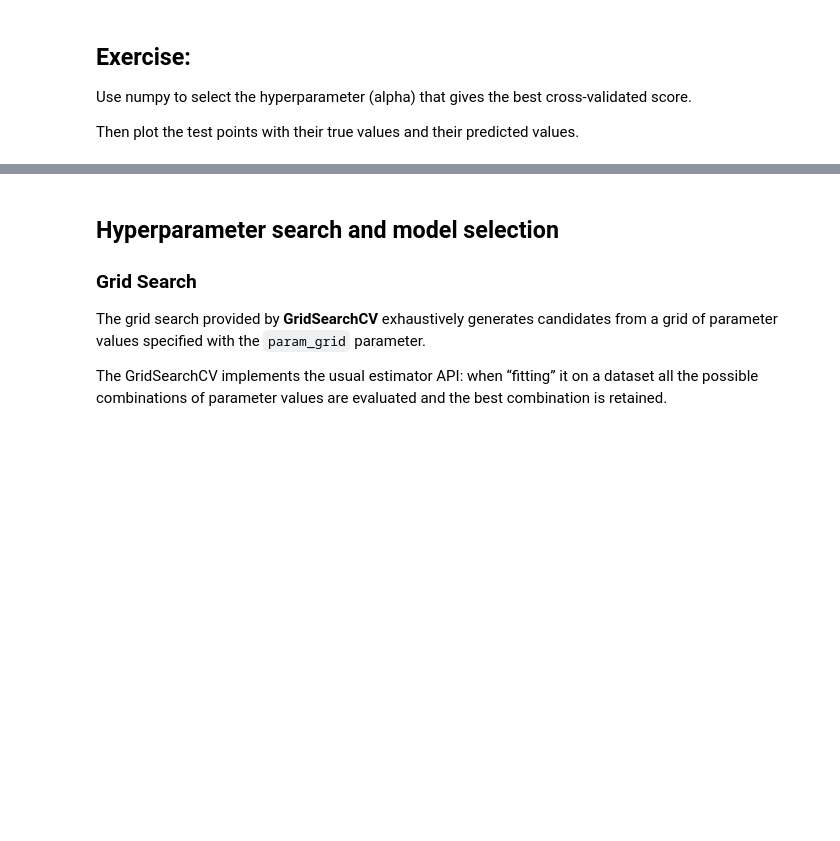
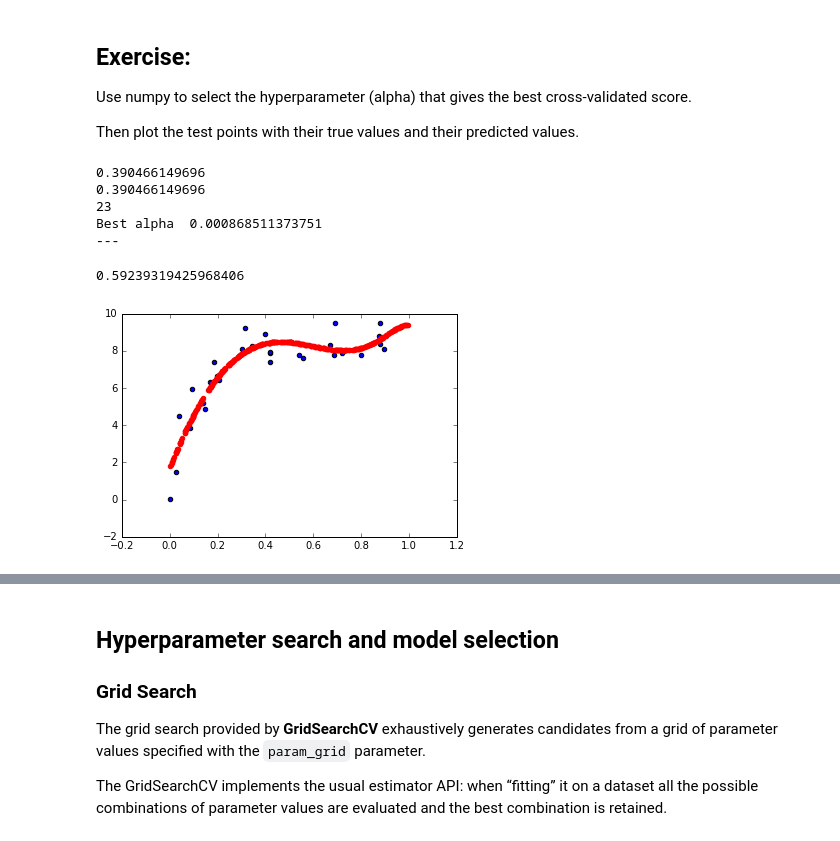
Before and after one commit to mnazzario/BigDataAcademy, a Jupyter notebook: datascience/ml/ML1-Intro.ipynb, the cells around one changed output, grey strips where cells are left out. Drawn from its saved outputs; the diff is of its cells as text; code cells hidden in the pictures; blank space fills up the shorter version.

```diff
--- a/datascience/ml/ML1-Intro.ipynb
+++ b/datascience/ml/ML1-Intro.ipynb
@@ -793,0 +796,25 @@ Then plot the test points with their true values and their predicted values.
+# %%
+print(max(test_scores))
+print(test_scores[23])
+print(np.argmax(test_scores))
+
+alpha = alphas[np.argmax(test_scores)] #con zero mi da overfitting in pratica la regressione lineare mappa il pi possibili tutti i volori del campione
+print "Best alpha ", alpha
+model = RegularizedPolynomialRegression(degree, alpha=alpha).fit(X_train, y_train)
+
+X_test, y_test =make_data(400, error=1.0,random_seed=2)
+y_pred=model.predict(X_test)
+
+plt.scatter(X_train.ravel(),y_train)
+plt.scatter(X_test.ravel(),y_pred,color='r')
+
+print('---')
+r2(model.predict(X_test),y_test)
+# %% [output]
+0.390466149696
+0.390466149696
+23
+Best alpha  0.000868511373751
+---
+0.59239319425968406
+[figure, added]
```
Also changed, not shown: parts of 9 cells of this notebook.
